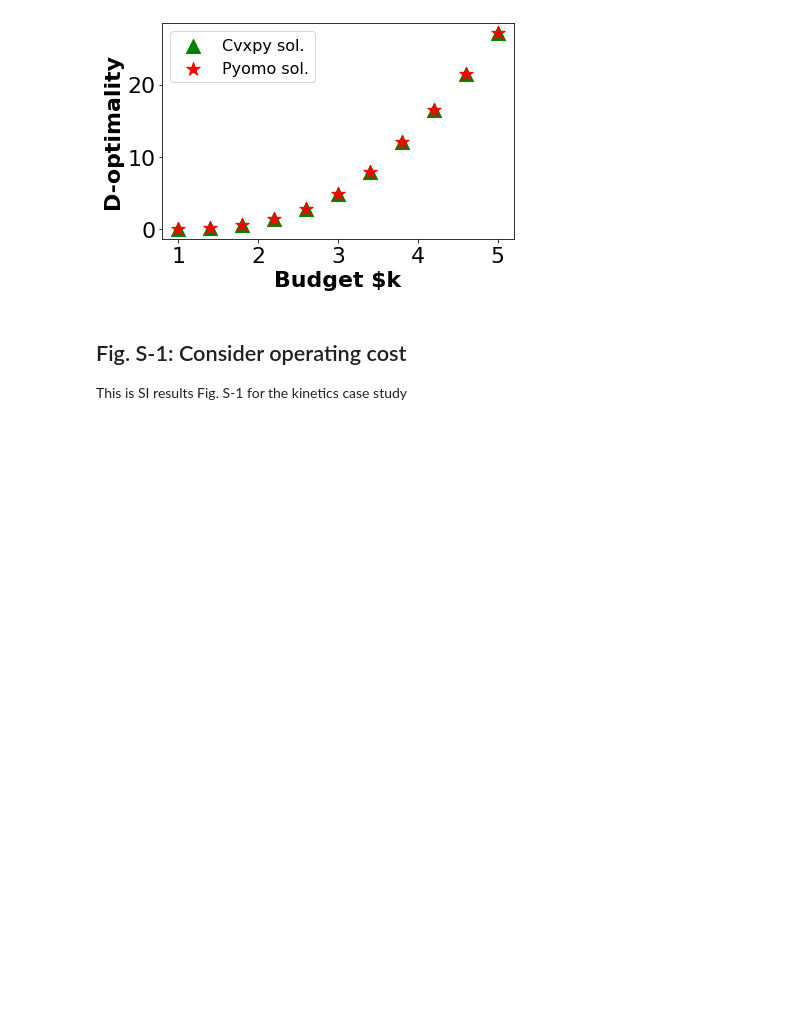
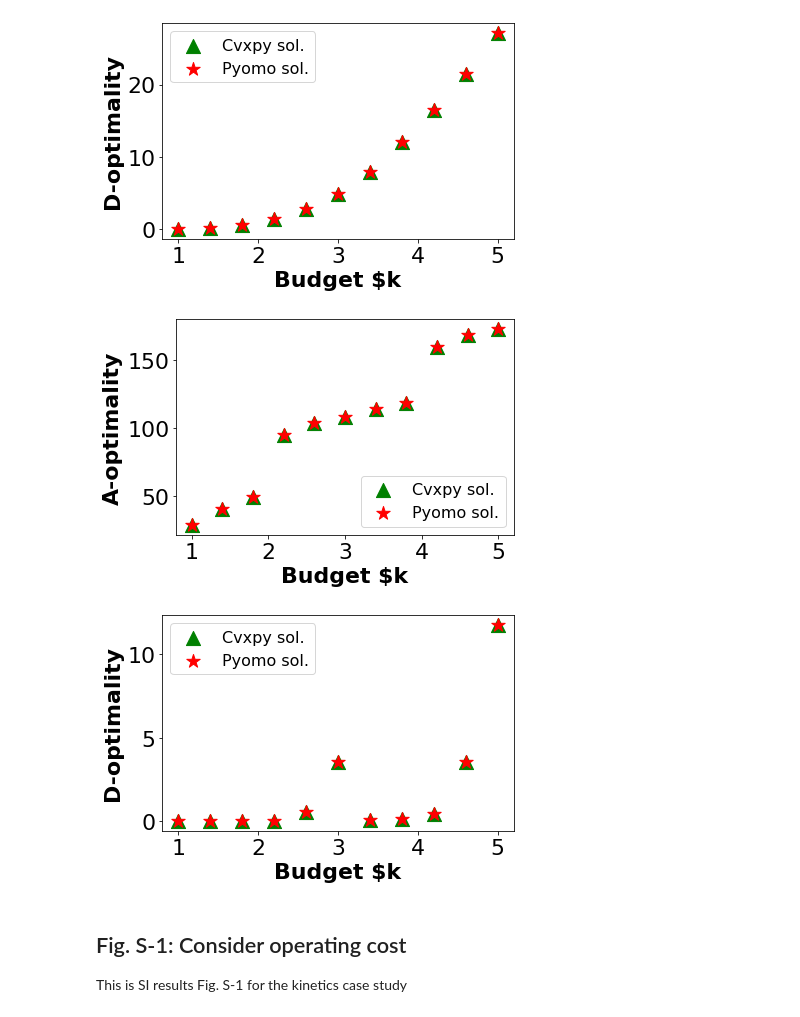
Before and after one commit to CCSI-Toolset/measurement-optimization, a Jupyter notebook: draw_figure.ipynb, the cells around one changed output. Cells and saved outputs as stored; diff of their text form; code cells hidden in the pictures; blank space fills up the shorter version.

Commit message:
Cvxpy comments and results

```diff
--- a/draw_figure.ipynb
+++ b/draw_figure.ipynb
@@ -291,18 +280,12 @@ def plot_data(x = None,
 
     Arguments
     ---------
-    x_nlp: x ranges for the relaxed problem
-    x_minlp: x ranges for the mixed-integer problem
+    x: x ranges for the problem
 
-    a_nlp: A-opt. of LP problem maximizing A-opt.
-    optD_a_nlp: A-opt. of NLP problem maximizing D-opt.
-    a_minlp: A-opt. of MILP problem maximizing A-opt.
-    optD_a_minlp:: A-opt. of MINLP problem maximizing D-opt.
-
-    d_nlp: D-opt. of LP problem maximizing A-opt.
-    d_minlp: D-opt. of MILP problem maximizing A-opt.
-    optD_d_nlp: D-opt. of NLP problem maximizing D-opt.
-    optD_d_minlp: D-opt. of MINLP problem maximizing D-opt.
+    cvxpy_trace: A-opt. of CVXPY problem solutions.
+    cvxpy_det: D-opt. of CVXPY problem solutions.
+    pyomo_trace: A-opt. of Pyomo problem solutions.
+    pyomo_det: D-opt. of Pyomo problem solutions.
 
     save: if given a string, save the figures as .pdf with this name
     """
@@ -315,7 +298,7 @@ def plot_data(x = None,
     # legend font size
     si_legend = 16
 
-    # A-opt MILP
+    # A-optimality of solutions
     plt.scatter(x, cvxpy_trace, marker="^", s=200,
                 color="green", label="Cvxpy sol.")
 
@@ -333,7 +316,7 @@ def plot_data(x = None,
     plt.show()
 
 
-    # figure 2: D-optimality of the four optimization strategies
+    # figure 2: D-optimality of solutions
 
     plt.scatter(x, cvxpy_det, marker="^", color="green", s=200,
          label="Cvxpy sol.")
@@ -360,6 +356,29 @@ plot_data(x = x_gurobi_legend,
 # %% [output]
 [figure]
 [figure]
+# %%
+### A-optimality MILP solutions
+
+# result file path
+cvxpy_path = "./cvxpy_results/"
+
+cvxpy_nlp_pre_name = 'cvxpy_A_fim_'
+
+# D-opt. NLP
+cvxpy_nlp_a, cvxpy_nlp_d = read_fim(cvxpy_path+cvxpy_nlp_pre_name, x_gurobi, obj="")
+
+# NLP pyomo
+d_milp_a, d_milp_d = read_fim(kinetics_path+milp_pre_name, x_gurobi)
+# %%
+plot_data(x = x_gurobi_legend,
+          cvxpy_trace = cvxpy_nlp_a,
+          cvxpy_det = cvxpy_nlp_d,
+          pyomo_trace = d_milp_a,
+          pyomo_det = d_milp_d,
+          save="cvxpy_A_")
+# %% [output]
+[figure, added]
+[figure, added]
 # %% [markdown]
 ## Fig. S-1: Consider operating cost
 
```
Also changed, not shown: parts of 3 cells of this notebook, 45 other files.
